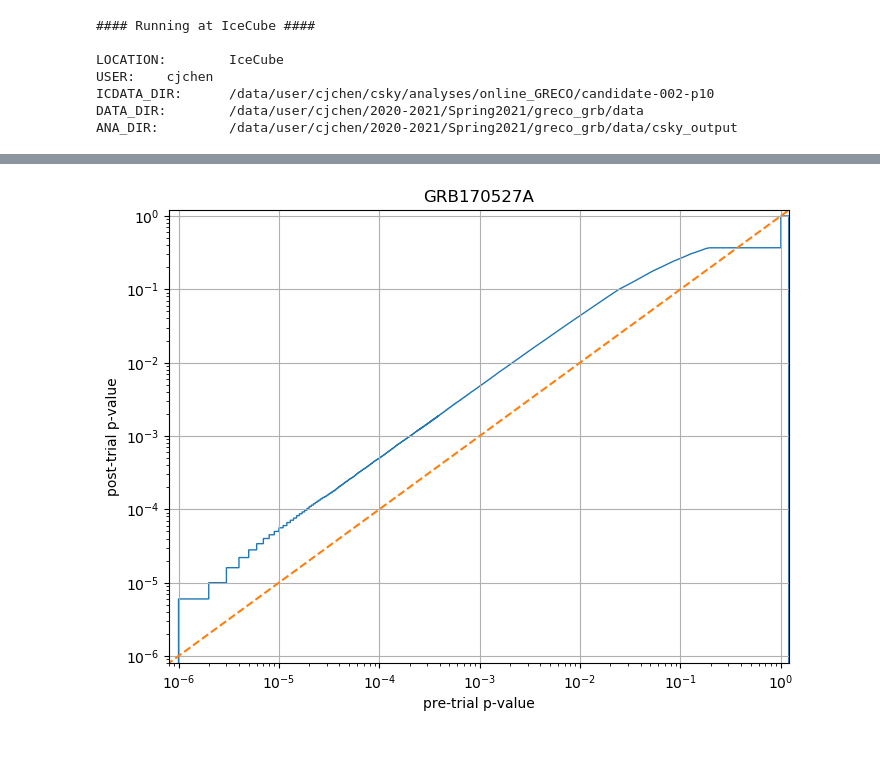
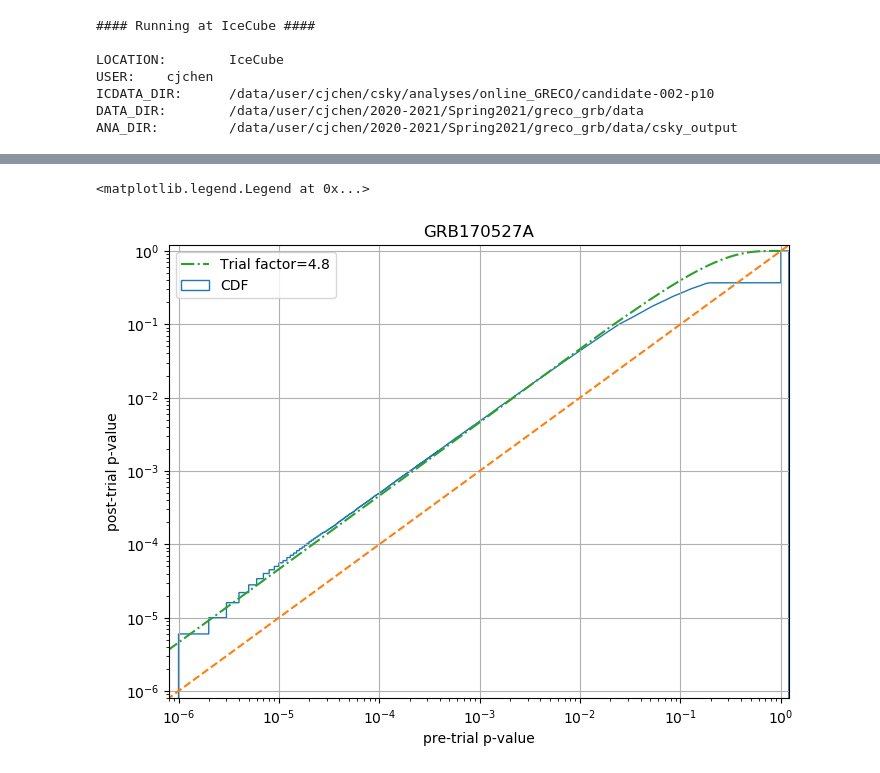
Before and after one commit to ChujieChen/greco_grb, a Jupyter notebook: notebooks/10_effective_trials_factor.ipynb, the cells around one changed output, grey strips where cells are left out. Drawn from its saved outputs; the diff is of its cells as text; code cells hidden in the pictures.

```diff
--- a/notebooks/10_effective_trials_factor.ipynb
+++ b/notebooks/10_effective_trials_factor.ipynb
@@ -48,6 +48,10 @@ class args:
         self.tw_in_second = tw_in_second
         self.ncpu = ncpu
         self.n_injs = n_injs
+# %%
+from scipy.optimize import curve_fit
+def objective(x, N):
+    return 1 - (1 - x)**N
 # %%
 ag = args(grb_name="GRB180423A")
 bg_files = sorted(glob(ANA_DIR + f"/allsky_scan/with_prior_background/tw*/{ag.grb_name}_*.npz"),
@@ -83,0 +92,21 @@ ax.grid()
+# %%
+fig, ax = plt.subplots(figsize=(8,6), dpi=100)
+n,bins,patches=ax.hist(best_pvals,
+        bins=np.r_[np.unique(best_pvals),1.2],
+        normed=True,
+        cumulative=True,
+        label=f'CDF',
+        histtype='step')
+x = np.linspace(*ax.get_xlim())
+ax.plot(x, x, "--")
+ax.plot(x, objective(x, 6.0), "-.", label="Trial factor=6.0")
+
+ax.set_xscale("log")
+ax.set_yscale("log")
+ax.set_xlim(0.8e-6, 1.2)
+ax.set_ylim(0.8e-6, 1.2)
+ax.set_xlabel("pre-trial p-value")
+ax.set_ylabel("post-trial p-value")
+ax.set_title(f"{ag.grb_name}")
+ax.grid()
+ax.legend()
@@ -85,35 +117,39 @@ ax.grid()
 ag = args(grb_name="GRB170527A")
 bg_files = sorted(glob(ANA_DIR + f"/allsky_scan/with_prior_background/tw*/{ag.grb_name}_*.npz"),
                  key=lambda x: int(x[x.find("/tw")+3:x.find(f"/{ag.grb_name}")]))
 
 bgs = np.array([sparse.load_npz(bg_file).toarray()[0] for bg_file in bg_files])
 bgs_sorted = np.apply_along_axis(sorted, 1, bgs)
 
 pvals = []
 for bg, bg_sorted in zip(bgs, bgs_sorted):
     pvals.append(np.apply_along_axis(lambda x: (bg.size - np.searchsorted(bg_sorted, x, side='left')) / bg.size, 0, bg))
 pvals = np.array(pvals)
 best_pvals = np.sort(pvals.min(axis=0))
 
 fig, ax = plt.subplots(figsize=(8,6), dpi=100)
 ax.hist(best_pvals,
         bins=np.r_[np.unique(best_pvals),1.2],
         normed=True,
         cumulative=True,
-        label='CDF',
+        label=f'CDF',
         histtype='step')
 x = np.linspace(*ax.get_xlim())
 ax.plot(x, x, "--")
+ax.plot(x, objective(x, 4.8), "-.", label="Trial factor=4.8")
+
 ax.set_xscale("log")
 ax.set_yscale("log")
 ax.set_xlim(0.8e-6, 1.2)
 ax.set_ylim(0.8e-6, 1.2)
 ax.set_xlabel("pre-trial p-value")
 ax.set_ylabel("post-trial p-value")
 ax.set_title(f"{ag.grb_name}")
 ax.grid()
+ax.legend()
 # %% [output]
+<matplotlib.legend.Legend at 0x...>
-[figure, old version]
+[figure, new version]
 # %%
 ag = args(grb_name="GRB150716A")
 bg_files = sorted(glob(ANA_DIR + f"/allsky_scan/with_prior_background/tw*/{ag.grb_name}_*.npz"),
```
Also changed, not shown: parts of 3 cells of this notebook.
